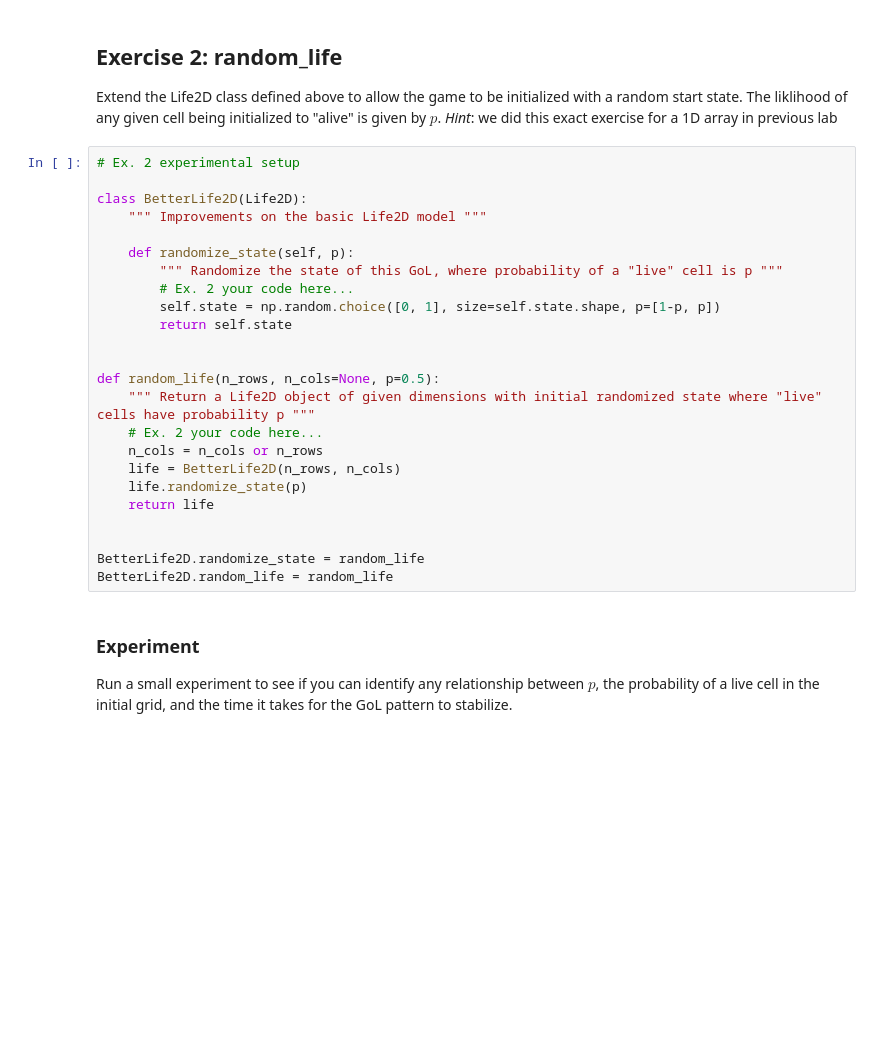
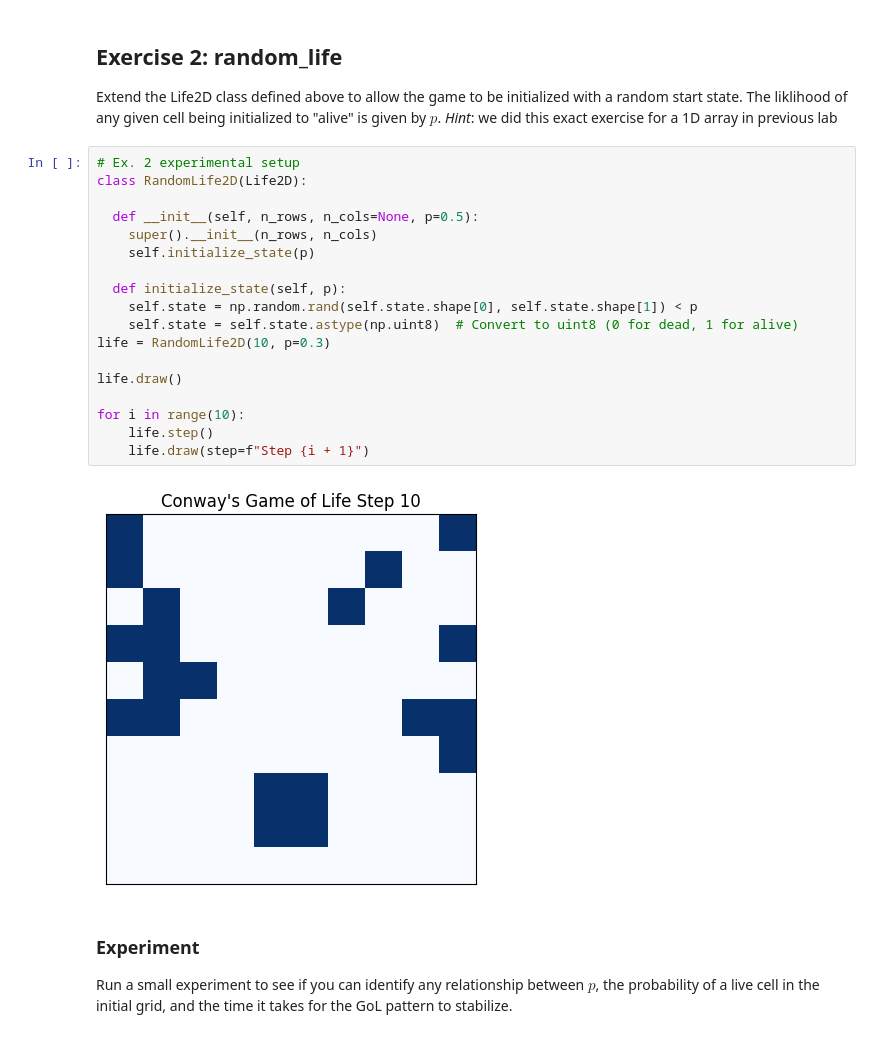
Before and after one commit to Charanjeet-x/comp215, a Jupyter notebook: labs/lab08_GoL.ipynb, the cells around one changed output. Saved outputs shown, nothing was run; the diff lists cells and outputs as text; blank space fills up the shorter version.

```diff
--- a/labs/lab08_GoL.ipynb
+++ b/labs/lab08_GoL.ipynb
@@ -187,30 +187,26 @@ Using what you learned above, concisely answer each question below (point form)1
 Extend the Life2D class defined above to allow the game to be initialized with a random start state.
 The liklihood of any given cell being initialized to "alive" is given by $p$.
 *Hint*: we did this exact exercise for a 1D array in previous lab
-# %%
-# Ex. 2 experimental setup
-
-class BetterLife2D(Life2D):
-    """ Improvements on the basic Life2D model """
-
-    def randomize_state(self, p):
-        """ Randomize the state of this GoL, where probability of a "live" cell is p """
-        # Ex. 2 your code here...
-        self.state = np.random.choice([0, 1], size=self.state.shape, p=[1-p, p])
-        return self.state
-
-
-def random_life(n_rows, n_cols=None, p=0.5):
-    """ Return a Life2D object of given dimensions with initial randomized state where "live" cells have probability p """
-    # Ex. 2 your code here...
-    n_cols = n_cols or n_rows
-    life = BetterLife2D(n_rows, n_cols)
-    life.randomize_state(p)
-    return life
-
-
-BetterLife2D.randomize_state = random_life
-BetterLife2D.random_life = random_life
+# %%
+# Ex. 2 experimental setup
+class RandomLife2D(Life2D):
+
+  def __init__(self, n_rows, n_cols=None, p=0.5):
+    super().__init__(n_rows, n_cols)
+    self.initialize_state(p)
+
+  def initialize_state(self, p):
+    self.state = np.random.rand(self.state.shape[0], self.state.shape[1]) < p
+    self.state = self.state.astype(np.uint8)  # Convert to uint8 (0 for dead, 1 for alive)
+life = RandomLife2D(10, p=0.3)
+
+life.draw()
+
+for i in range(10):
+    life.step()
+    life.draw(step=f"Step {i + 1}")
+# %% [output]
+[figure, added]
 # %% [markdown]
 ### Experiment
 Run a small experiment to see if you can identify any relationship between $p$, the probability of a live cell in the initial grid, and the time it takes for the GoL pattern to stabilize.
```
Also changed, not shown: parts of 4 cells of this notebook.
